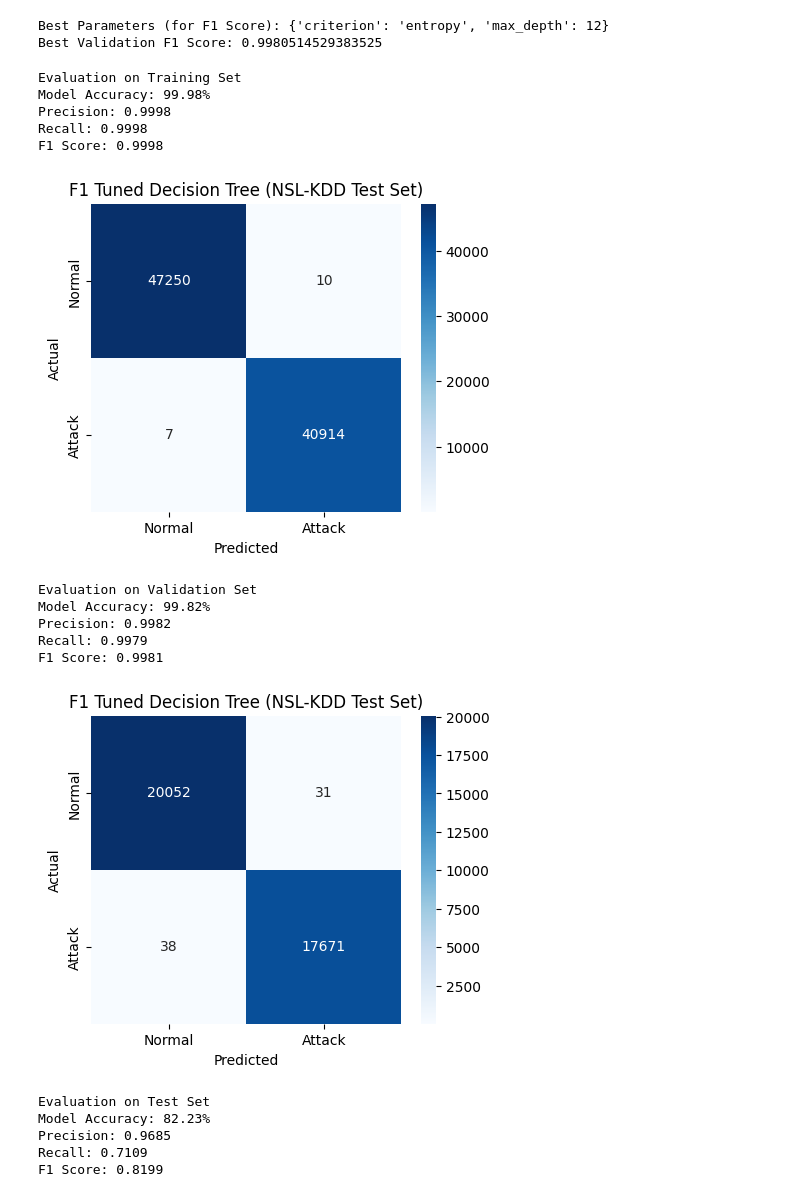
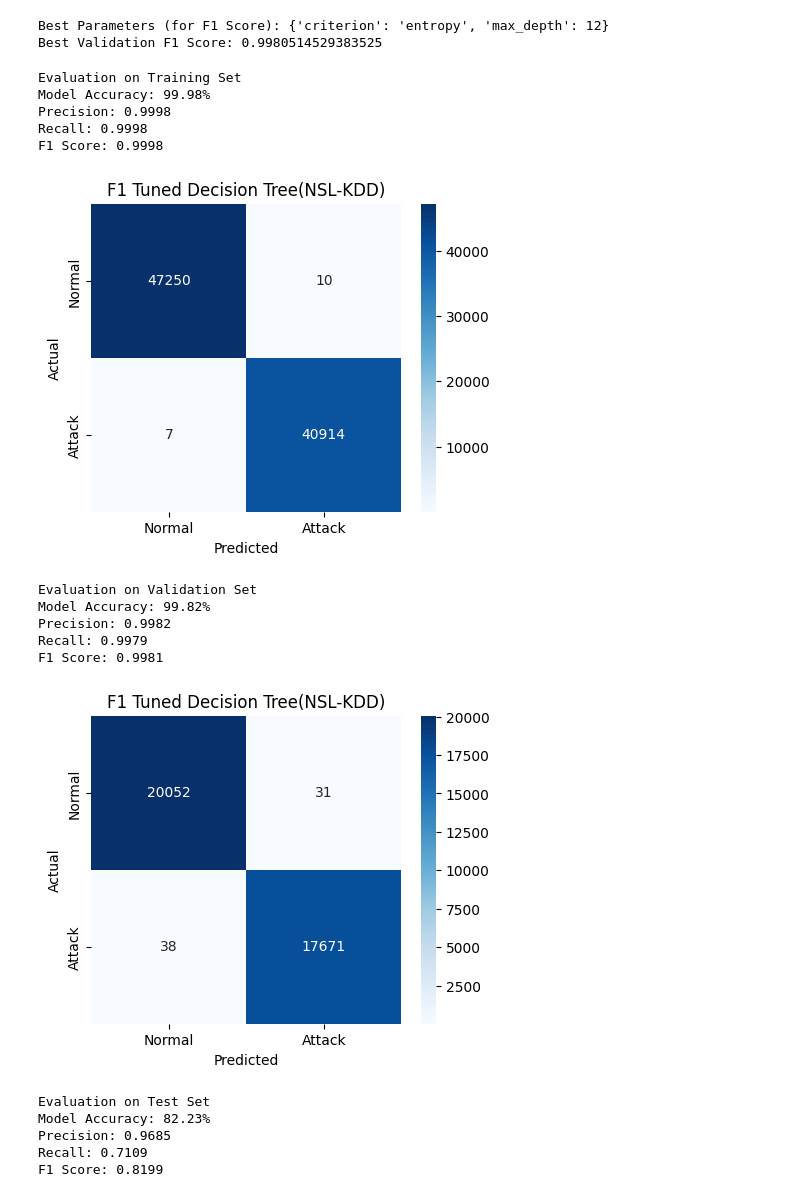
Before and after one commit to Satvik0110/Network-Intrusion-Detector, a Jupyter notebook: NID_using_DT_Final.ipynb, the cells around one changed output. Drawn from its saved outputs; the diff is of its cells as text; code cells hidden in the pictures.

Commit message:
Final changes on decision tree model adn organised the files into folders

```diff
--- a/NID_using_DT_Tuned.ipynb
+++ b/NID_using_DT_Final.ipynb
@@ -669,41 +672,41 @@ Best Validation F1 Score: 0.9980514529383525
 # %%
 # Retrain best model on full training data (X_train, y_train)
 final_model = DecisionTreeClassifier(
     criterion=best_params['criterion'],
     max_depth=best_params['max_depth'],
     class_weight='balanced',
     random_state=42
 )
 
 final_model.fit(X_train, y_train)
 
 #Evaluation on Training Set
 print("\nEvaluation on Training Set")
 y_pred_train = final_model.predict(X_train)
-calculateAndDisplayEvaluationMetrics(y_train, y_pred_train, "F1 Tuned Decision Tree (NSL-KDD Test Set)")
+calculateAndDisplayEvaluationMetrics(y_train, y_pred_train, "F1 Tuned Decision Tree(NSL-KDD)")
 
 # Evaluation on Validation Set
 print("\nEvaluation on Validation Set")
 y_pred_val = final_model.predict(X_val)
-calculateAndDisplayEvaluationMetrics(y_val, y_pred_val, "F1 Tuned Decision Tree (NSL-KDD Test Set)")
+calculateAndDisplayEvaluationMetrics(y_val, y_pred_val, "F1 Tuned Decision Tree(NSL-KDD)")
 
 # Evaluation on Test Set
 print("\nEvaluation on Test Set")
 y_pred_test = final_model.predict(X_test)
-calculateAndDisplayEvaluationMetrics(y_test, y_pred_test, "F1 Tuned Decision Tree (NSL-KDD Test Set)")
+calculateAndDisplayEvaluationMetrics(y_test, y_pred_test, "F1 Tuned Decision Tree(NSL-KDD)")
 # %% [output]
 Evaluation on Training Set
 Model Accuracy: 99.98%
 Precision: 0.9998
 Recall: 0.9998
 F1 Score: 0.9998
-[figure, old version]
+[figure, new version]
 Evaluation on Validation Set
 Model Accuracy: 99.82%
 Precision: 0.9982
 Recall: 0.9979
 F1 Score: 0.9981
-[figure, old version]
+[figure, new version]
 Evaluation on Test Set
 Model Accuracy: 82.23%
 Precision: 0.9685
```
Also changed, not shown: parts of 2 cells of this notebook.
